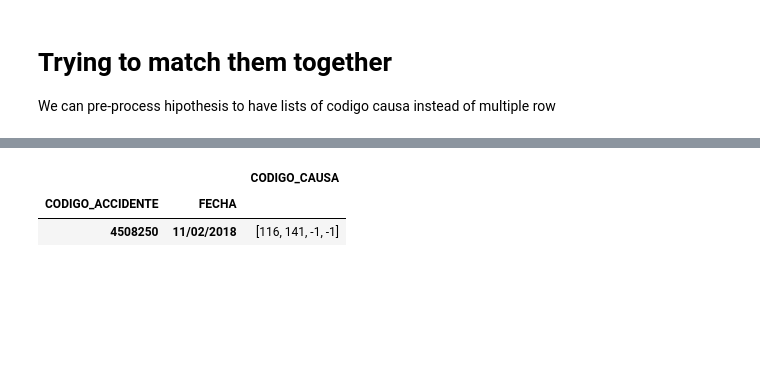
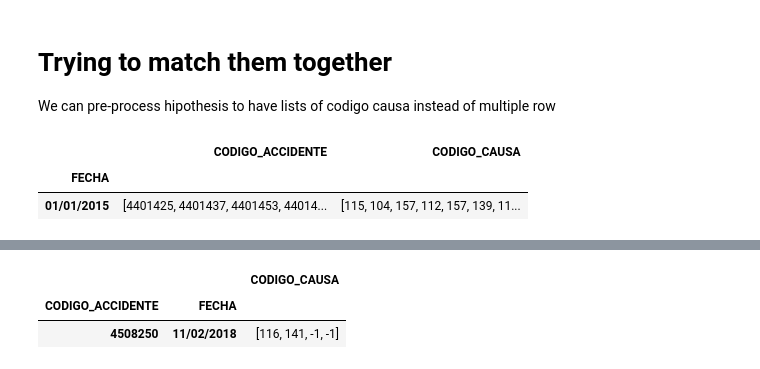
Before and after one commit to dandeandean/Road-Accident-Datamining-Model, a Jupyter notebook: parsing_excel.ipynb, the cells around one changed output, grey strips where cells are left out. Cells and saved outputs as stored; diff of their text form; code cells hidden in the pictures; blank space fills up the shorter version.

```diff
--- a/parsing_excel.ipynb
+++ b/parsing_excel.ipynb
@@ -41,6 +104,12 @@ merged_inner = pd.merge(left=siniestros_df, right=hipothesis_df, left_on=common_
 # Trying to match them together
 
 We can pre-process hipothesis to have lists of codigo causa instead of multiple row
+# %%
+hipothesis_df.head(10).groupby("FECHA").agg(lambda x: x.tolist())
+# %% [output]
+|  | CODIGO_ACCIDENTE | CODIGO_CAUSA |
+| FECHA |  |  |
+| 01/01/2015 | [4401425, 4401437, 4401453, 44014... | [115, 104, 157, 112, 157, 139, 11... |
 # %%
 #https://stackoverflow.com/questions/46275765/pandas-merge-row-data-with-multiple-values-to-python-list-for-a-column
 #grouped_hipothesis_df = hipothesis_df.groupby(['CODIGO_ACCIDENTE','FECHA']).agg(lambda x: x.tolist())#.apply(lambda x: 12, axis = 1, result_type= "expand")
```
Also changed, not shown: parts of 18 cells of this notebook, 6 other files.
